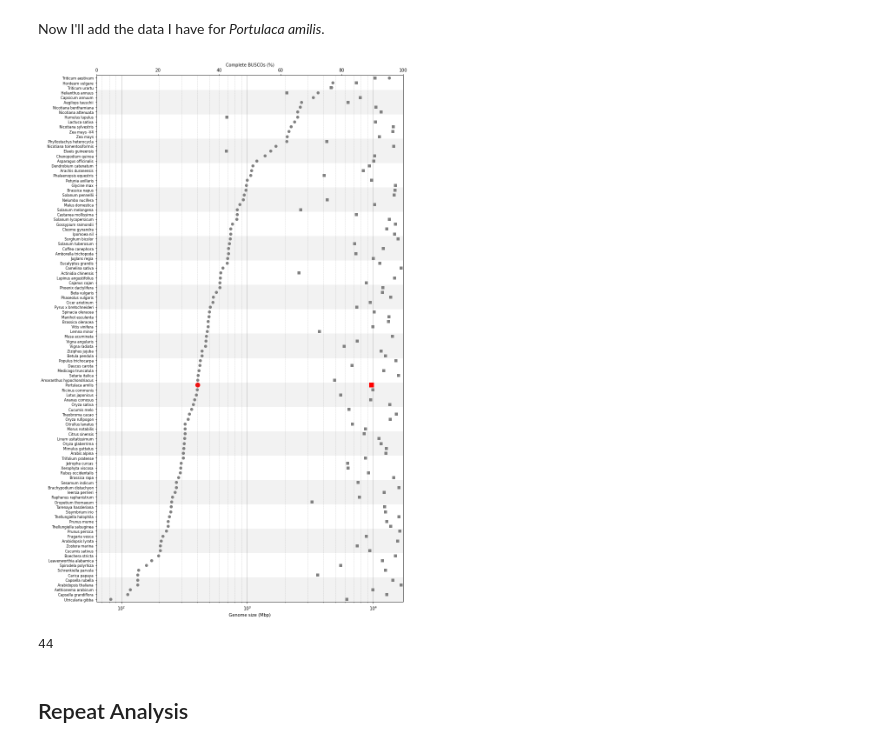
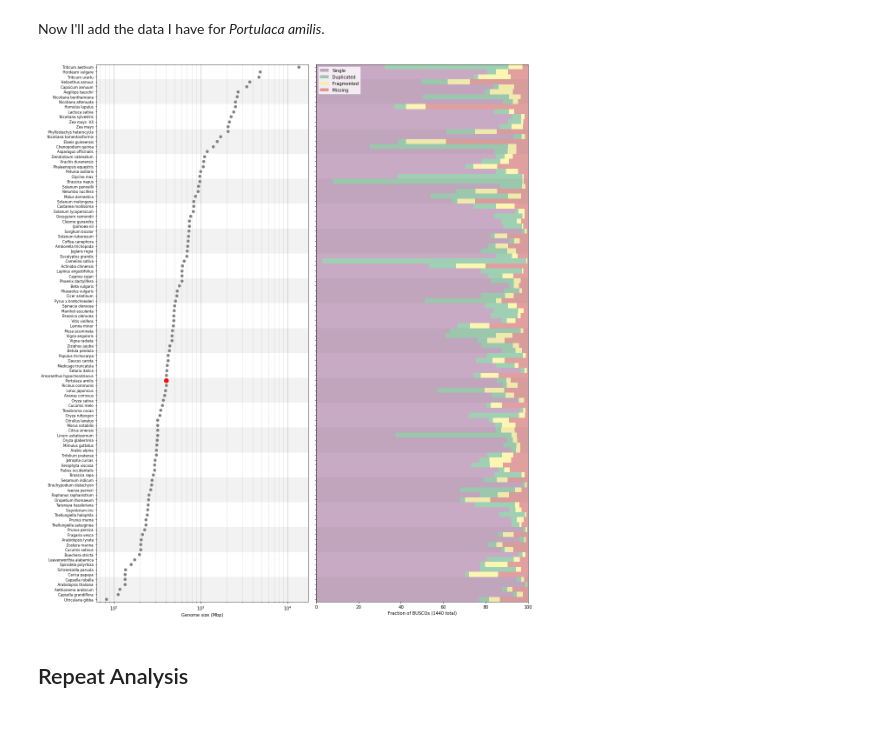
Before and after one commit to Yale-EEB723/finalproject, a Jupyter notebook: Notebooks/Genome_statistics.ipynb, the cells around one changed output. Cells and saved outputs as stored; diff of their text form; code cells hidden in the pictures.

```diff
--- a/Notebooks/Genome_statistics.ipynb
+++ b/Notebooks/Genome_statistics.ipynb
@@ -51,43 +52,39 @@ angiogenomes = angiogenomes.append({"Lineage":"Angiosperms", "Family":"Super-Ast
                     "Size (Mb)":403.885173, "Scaffolds":9, "Complete":89.7, "Single":85.3, "Duplicated":4.4,
                     "Fragmented":2.0, "Missing":8.33}, ignore_index=True)
 # %%
-fig, ax = plt.subplots(figsize=(12,18))
+fig, ax = plt.subplots(nrows=1, ncols=2, figsize=(16,18), sharey=True)
+
+buscolors = list(islice(cycle(['xkcd:purplish', 'xkcd:greenish', 'xkcd:yellowish', 'xkcd:reddish']), None, len(bysize)))
 
 bysize = angiogenomes.sort_values(by="Size (Mb)").reset_index()
 
 for i in range(0, 110, 10):
-    ax.axhspan(i-0.5, i+4.5, facecolor='grey', alpha=0.1)
+    ax[0].axhspan(i-0.5, i+4.5, facecolor='grey', alpha=0.1)
 
-ax.grid(axis= "x", which='major', linestyle='-', linewidth='0.5', color='grey')
-ax.grid(axis= "x", which='minor', linestyle=':', linewidth='0.5', color='grey')
-
-ax.scatter(x=bysize["Size (Mb)"], y=range(len(angiogenomes)), color="grey")
-ax.scatter(x=bysize[bysize["Species"]=="Portulaca amilis"]["Size (Mb)"],
+ax[0].scatter(x=bysize["Size (Mb)"], y=range(len(angiogenomes)), color="grey")
+ax[0].scatter(x=bysize[bysize["Species"]=="Portulaca amilis"]["Size (Mb)"],
             y=bysize[bysize["Species"]=="Portulaca amilis"].index[0],
             c="red", s=100)
 
-ax2 = ax.twiny()
-ax2.scatter(x=bysize["Complete"], y=range(len(angiogenomes)), color="grey", marker="s")
-ax2.scatter(x=bysize[bysize["Species"]=="Portulaca amilis"]["Complete"],
-            y=bysize[bysize["Species"]=="Portulaca amilis"].index[0],
-            c="red", s=100, marker="s")
-ax2.set_xlim([0,100])
-ax2.set_xlabel("Complete BUSCOs (%)")
+bysize[["Single", "Duplicated", "Fragmented", "Missing"]].plot.barh(stacked=True, ax = ax[1],
+    align="center", width=1, color=buscolors, alpha=0.5)
+for i in range(0, 110, 10):
+    ax[1].axhspan(i-0.5, i+4.5, facecolor='grey', alpha=0.1)
 
-ax.set_yticks(range(len(angiogenomes)))
-ax.set_yticklabels(angiogenomes.sort_values(by="Size (Mb)")["Species"], size=8)
-ax.set_ylim([-0.5, len(angiogenomes)-0.5])
-ax.semilogx()
-ax.set_xlabel("Genome size (Mbp)")
+ax[0].grid(axis= "x", which='major', linestyle='-', linewidth='0.5', color='grey')
+ax[0].grid(axis= "x", which='minor', linestyle=':', linewidth='0.5', color='grey')
+ax[0].set_yticks(range(len(angiogenomes)))
+ax[0].set_yticklabels(angiogenomes.sort_values(by="Size (Mb)")["Species"], size=8)
+ax[0].set_ylim([-0.5, len(angiogenomes)-0.5])
+ax[0].semilogx()
+ax[0].set_xlabel("Genome size (Mbp)")
 
+ax[1].set_xlim([0,100])
+ax[1].set_xlabel("Fraction of BUSCOs (1440 total)")
 plt.tight_layout()
 # plt.savefig("../Figures/Gsize.BUSCO.pdf", dpi = 100, transparent=True)
 # %% [output]
-[figure, old version]
+[figure, new version]
-# %%
-bysize[bysize["Species"]=="Portulaca amilis"].index[0]
-# %% [output]
-44
 # %% [markdown]
 ## Repeat Analysis
 # %%
```
Also changed, not shown: parts of 10 cells of this notebook, 1 other file.
